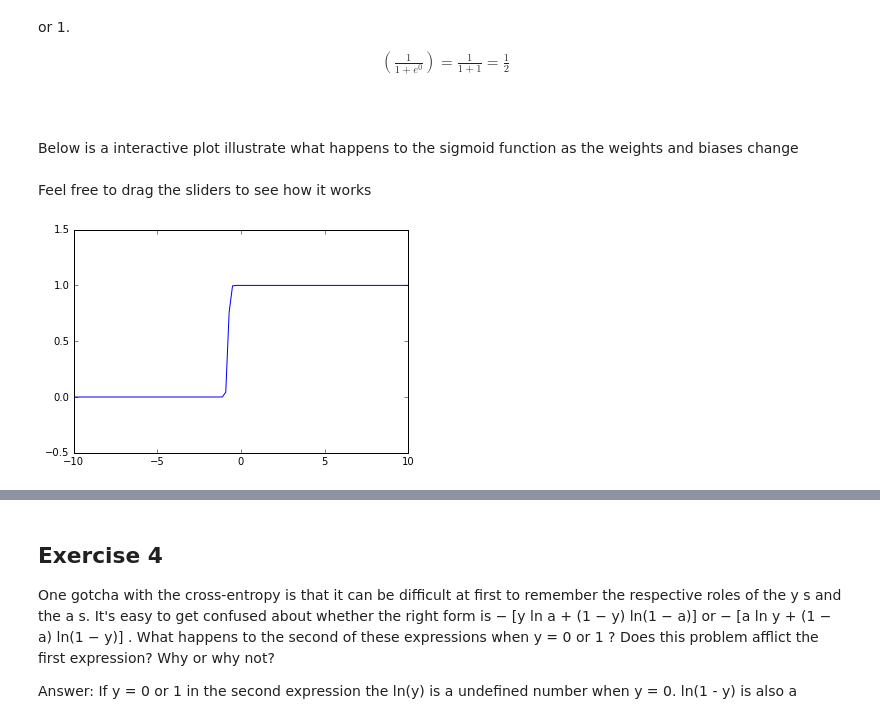
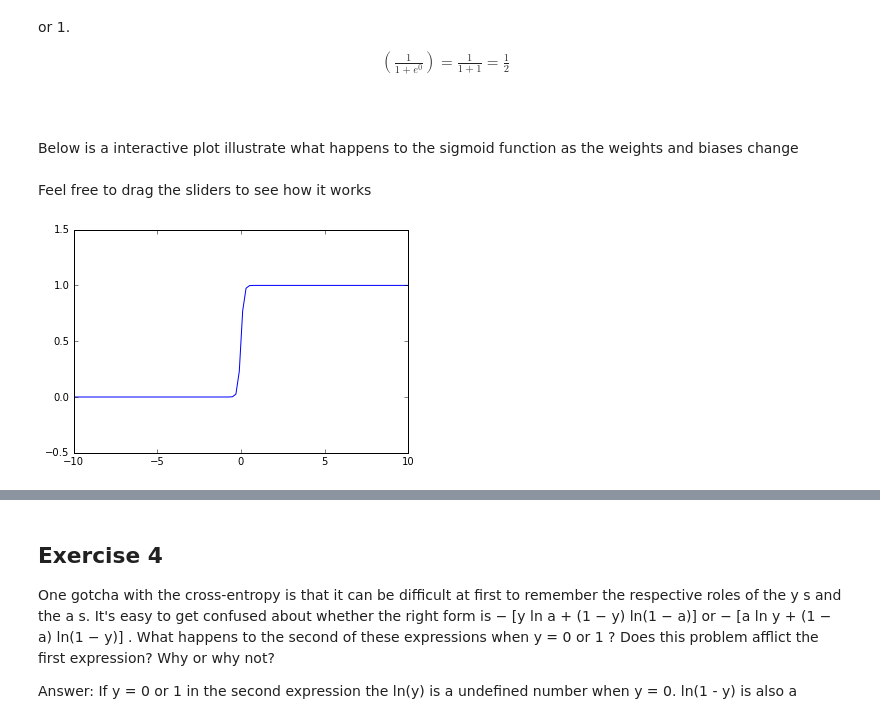
Before and after one commit to AdamPalmar/02456-Deep-learning-AP, a Jupyter notebook: week1/lab1_FFN.ipynb, the cells around one changed output, grey strips where cells are left out. Drawn from its saved outputs; the diff is of its cells as text; code cells hidden in the pictures.

```diff
--- a/week1/lab1_FFN.ipynb
+++ b/week1/lab1_FFN.ipynb
@@ -554,15 +611,18 @@ Below is a interactive plot illustrate what happens to the sigmoid function as t
 <br>
 Feel free to drag the sliders to see how it works
 # %%
+%matplotlib inline
 from ipywidgets import interact
+import numpy as np
+import matplotlib.pyplot as plt
 @interact
-def foo(weight = [0,50],bias = [-50,50]):
+def foo(weight = [0,25],bias = [-20,20]):
 
     x = np.linspace(-10,10,100)
     y = 1/(1+np.exp(-weight*x+bias))
 
     plt.plot(x,y)
     plt.ylim([-0.5,1.5])
     plt.show()
 # %% [output]
-[figure, old version]
+[figure, new version]
```
Also changed, not shown: parts of 18 cells of this notebook, 19 other files.
